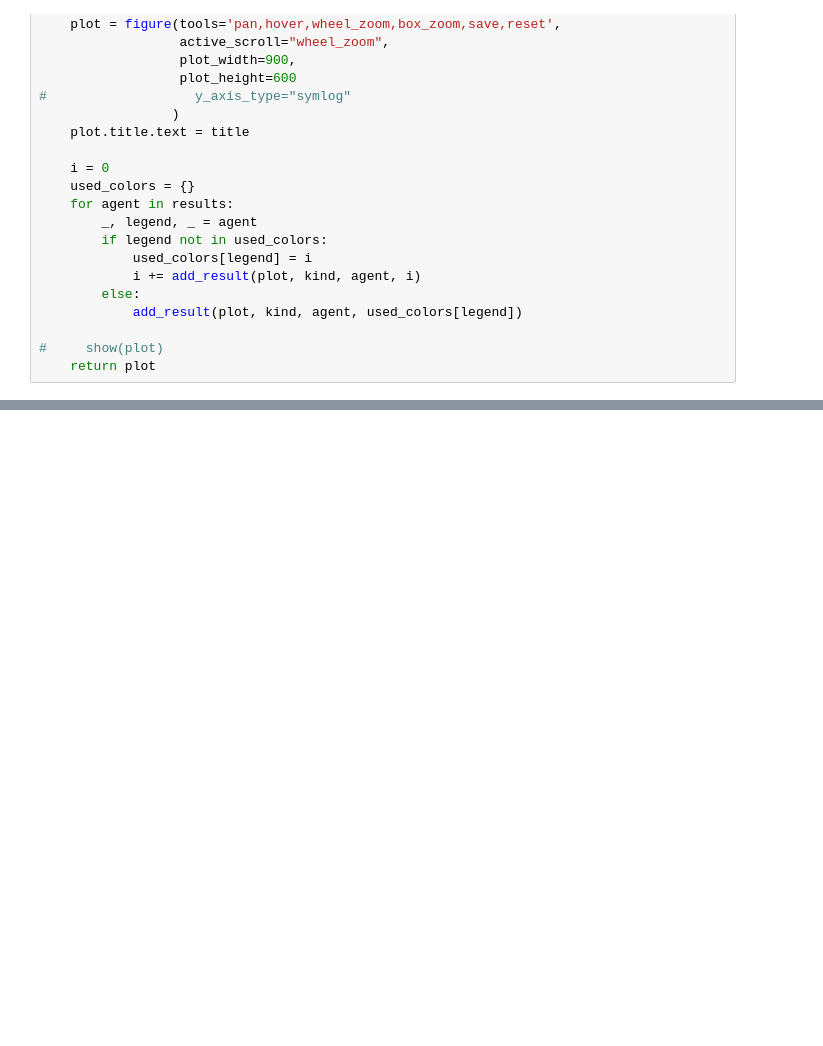
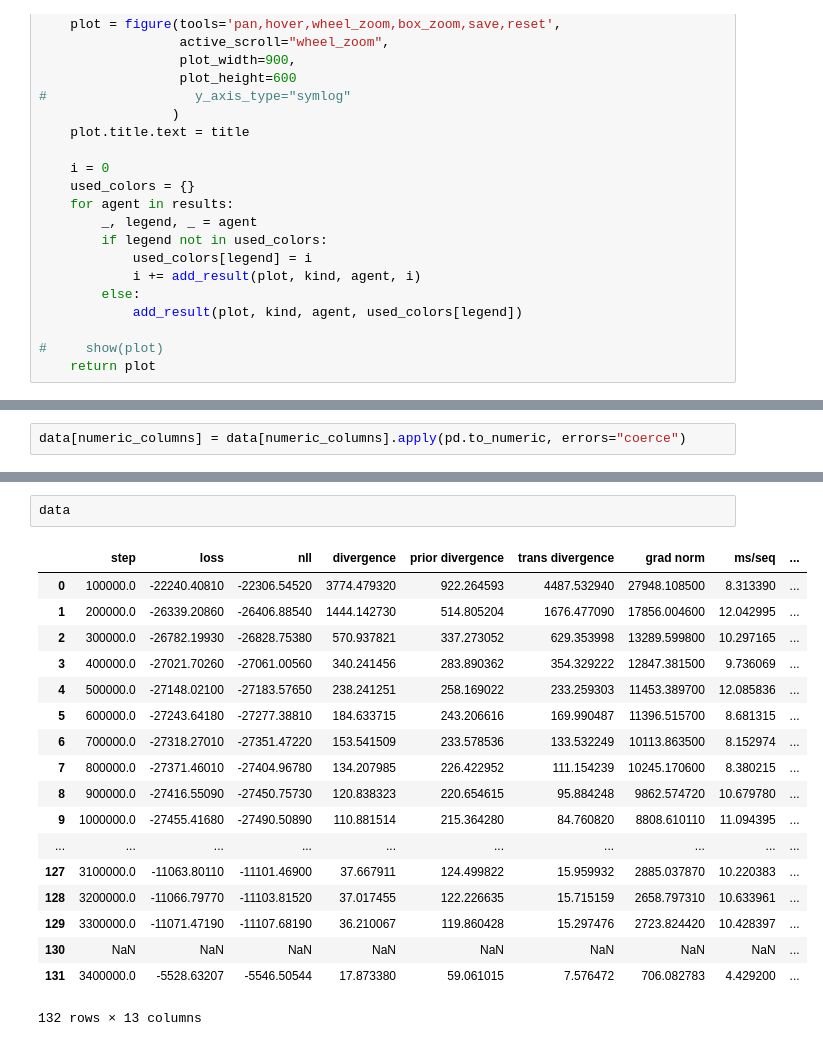
Before and after one commit to willwhitney/structure-experiments, a Jupyter notebook: Untitled.ipynb, the cells around one changed output, grey strips where cells are left out. Cells and saved outputs as stored; diff of their text form; blank space fills up the shorter version.

```diff
--- a/Untitled.ipynb
+++ b/Untitled.ipynb
@@ -348,0 +406,2 @@ Error in parsing result: File b'/Volumes/dev/structure-experiments/results/urban
+# %%
+data[numeric_columns] = data[numeric_columns].apply(pd.to_numeric, errors="coerce")
@@ -348,0 +426,21 @@ Error in parsing result: File b'/Volumes/dev/structure-experiments/results/urban
+# %%
+data
+# %% [output]
+|  | step | loss | nll | divergence | prior divergence | trans divergence | grad norm | ms/seq | ... |
+| 0 | 100000.0 | -22240.40810 | -22306.54520 | 3774.479320 | 922.264593 | 4487.532940 | 27948.108500 | 8.313390 | ... |
+| 1 | 200000.0 | -26339.20860 | -26406.88540 | 1444.142730 | 514.805204 | 1676.477090 | 17856.004600 | 12.042995 | ... |
+| 2 | 300000.0 | -26782.19930 | -26828.75380 | 570.937821 | 337.273052 | 629.353998 | 13289.599800 | 10.297165 | ... |
+| 3 | 400000.0 | -27021.70260 | -27061.00560 | 340.241456 | 283.890362 | 354.329222 | 12847.381500 | 9.736069 | ... |
+| 4 | 500000.0 | -27148.02100 | -27183.57650 | 238.241251 | 258.169022 | 233.259303 | 11453.389700 | 12.085836 | ... |
+| 5 | 600000.0 | -27243.64180 | -27277.38810 | 184.633715 | 243.206616 | 169.990487 | 11396.515700 | 8.681315 | ... |
+| 6 | 700000.0 | -27318.27010 | -27351.47220 | 153.541509 | 233.578536 | 133.532249 | 10113.863500 | 8.152974 | ... |
+| 7 | 800000.0 | -27371.46010 | -27404.96780 | 134.207985 | 226.422952 | 111.154239 | 10245.170600 | 8.380215 | ... |
+| 8 | 900000.0 | -27416.55090 | -27450.75730 | 120.838323 | 220.654615 | 95.884248 | 9862.574720 | 10.679780 | ... |
+| 9 | 1000000.0 | -27455.41680 | -27490.50890 | 110.881514 | 215.364280 | 84.760820 | 8808.610110 | 11.094395 | ... |
+| ... | ... | ... | ... | ... | ... | ... | ... | ... | ... |
+| 127 | 3100000.0 | -11063.80110 | -11101.46900 | 37.667911 | 124.499822 | 15.959932 | 2885.037870 | 10.220383 | ... |
+| 128 | 3200000.0 | -11066.79770 | -11103.81520 | 37.017455 | 122.226635 | 15.715159 | 2658.797310 | 10.633961 | ... |
+| 129 | 3300000.0 | -11071.47190 | -11107.68190 | 36.210067 | 119.860428 | 15.297476 | 2723.824420 | 10.428397 | ... |
+| 130 | NaN | NaN | NaN | NaN | NaN | NaN | NaN | NaN | ... |
+| 131 | 3400000.0 | -5528.63207 | -5546.50544 | 17.873380 | 59.061015 | 7.576472 | 706.082783 | 4.429200 | ... |
+132 rows × 13 columns
```
Also changed, not shown: parts of 12 cells of this notebook, 3 other files.
